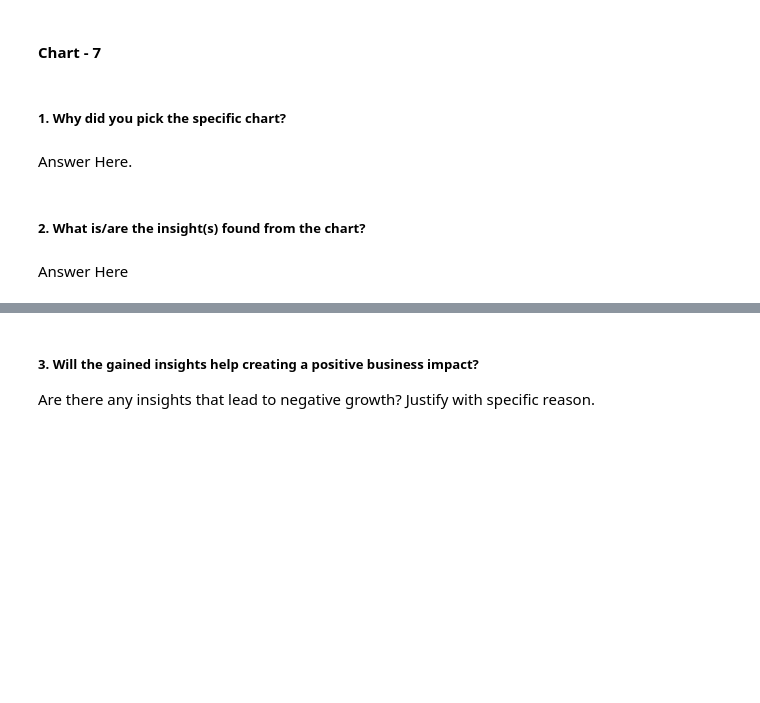
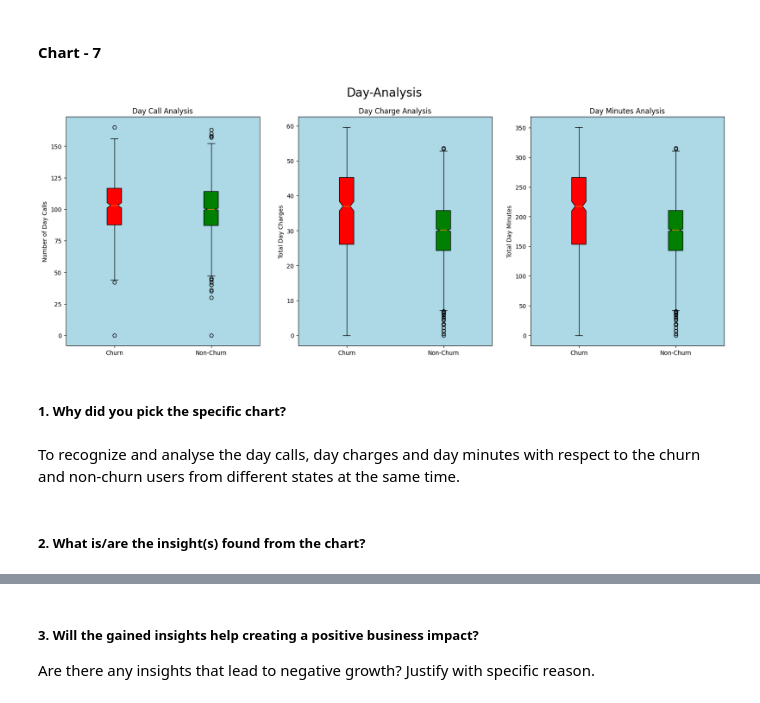
Before and after one commit to debobratopaul/CAPSTONE_PROJECT_TELECOM_CHURN_ANALYSIS, a Jupyter notebook: CAPSTONE_PROJECT_TELECOM_CHURN_ANALYSIS.ipynb, the cells around one changed output, grey strips where cells are left out. Saved outputs shown, nothing was run; the diff lists cells and outputs as text; code cells hidden in the pictures; blank space fills up the shorter version.

```diff
--- a/CAPSTONE_PROJECT_TELECOM_CHURN_ANALYSIS.ipynb
+++ b/CAPSTONE_PROJECT_TELECOM_CHURN_ANALYSIS.ipynb
@@ -700,8 +700,48 @@ Customer service is an essential factor for every business. So definitely good c
+# %%
+# Chart - 7 visualization code
+df_churned = df[df['Churn'] == True]
+df_non_churned = df[df['Churn'] == False]
+
+fig, (ax1, ax2, ax3) = plt.subplots(nrows=1, ncols=3, figsize=(20,7))
+bplot1 = ax1.boxplot([df_churned['Total day calls'],df_non_churned['Total day calls']],
+                     notch=True,
+                     vert=True,  # vertical box alignment
+                     patch_artist=True,  # fill with color
+                     labels=['Churn','Non-Churn'])  # will be used to label x-ticks
+ax1.set_ylabel('Number of Day Calls')
+ax1.set_title('Day Call Analysis')
+ax1.set_facecolor("lightblue")
+
+bplot2 = ax2.boxplot([df_churned['Total day charge'],df_non_churned['Total day charge']],
+                     notch=True,
+                     vert=True,  # vertical box alignment
+                     patch_artist=True,  # fill with color
+                     labels=['Churn','Non-Churn'])  # will be used to label x-ticks
+ax2.set_ylabel('Total Day Charges')
+ax2.set_title('Day Charge Analysis')
+ax2.set_facecolor("lightblue")
+
+bplot3 = ax3.boxplot([df_churned['Total day minutes'],df_non_churned['Total day minutes']],
+                     notch=True,
+                     vert=True,  # vertical box alignment
+                     patch_artist=True,  # fill with color
+                     labels=['Churn','Non-Churn'])  # will be used to label x-ticks
+ax3.set_ylabel('Total Day Minutes')
+ax3.set_title('Day Minutes Analysis')
+ax3.set_facecolor("lightblue")
+
+colors = ['red', 'green']
+for bplot in (bplot1, bplot2, bplot3):
+    for patch, color in zip(bplot['boxes'], colors):
+        patch.set_facecolor(color)
+
+fig.suptitle('Day-Analysis',size=20)
+fig.subplots_adjust(top=0.88)
+# %% [output]
+[figure, added]
 # %% [markdown]
 ##### 1. Why did you pick the specific chart?
-# %% [markdown]
-Answer Here.
+# %% [markdown]
+To recognize and analyse the day calls, day charges and day minutes with respect to the churn and non-churn users from different states at the same time.
 # %% [markdown]
 ##### 2. What is/are the insight(s) found from the chart?
-# %% [markdown]
-Answer Here
```
Also changed, not shown: parts of 72 cells of this notebook.
